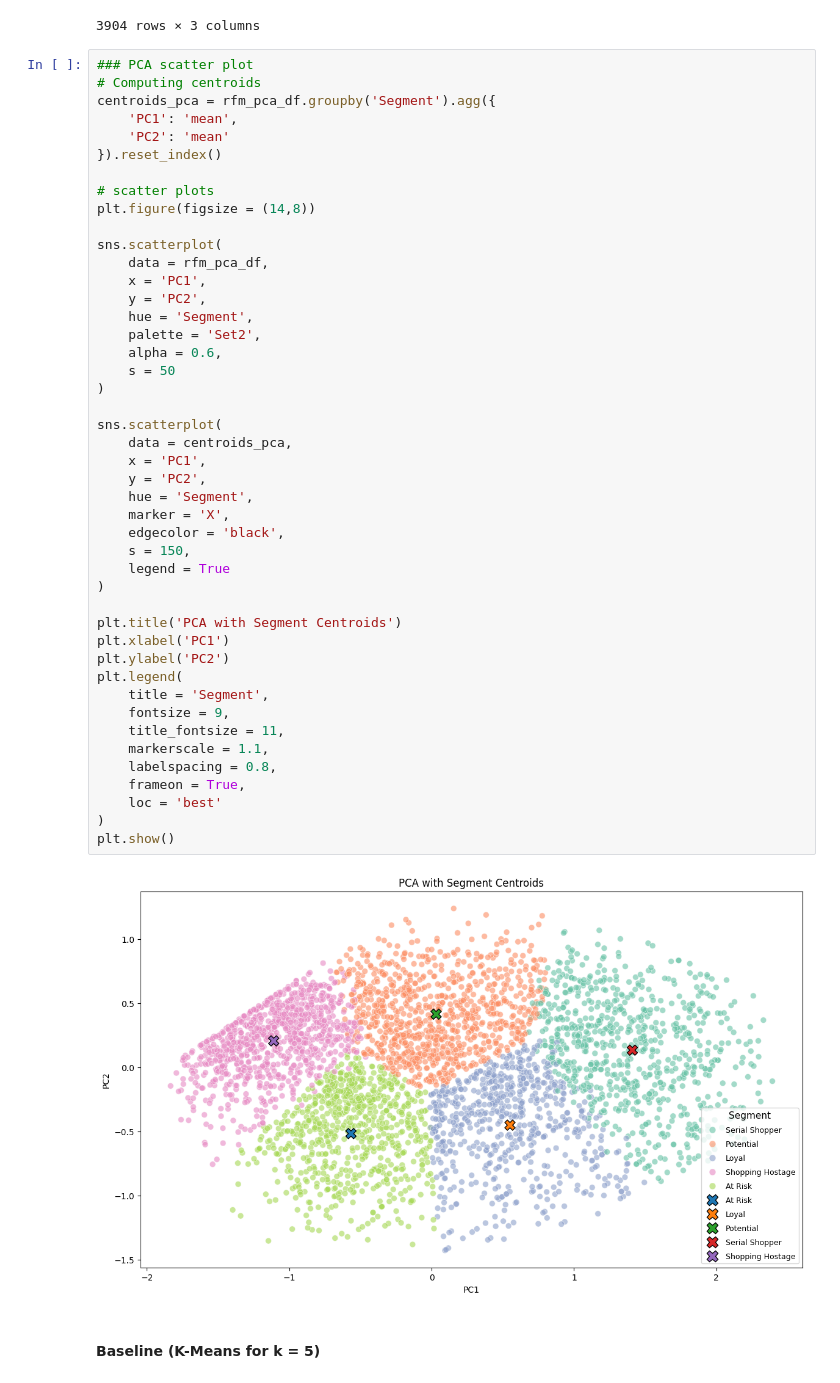
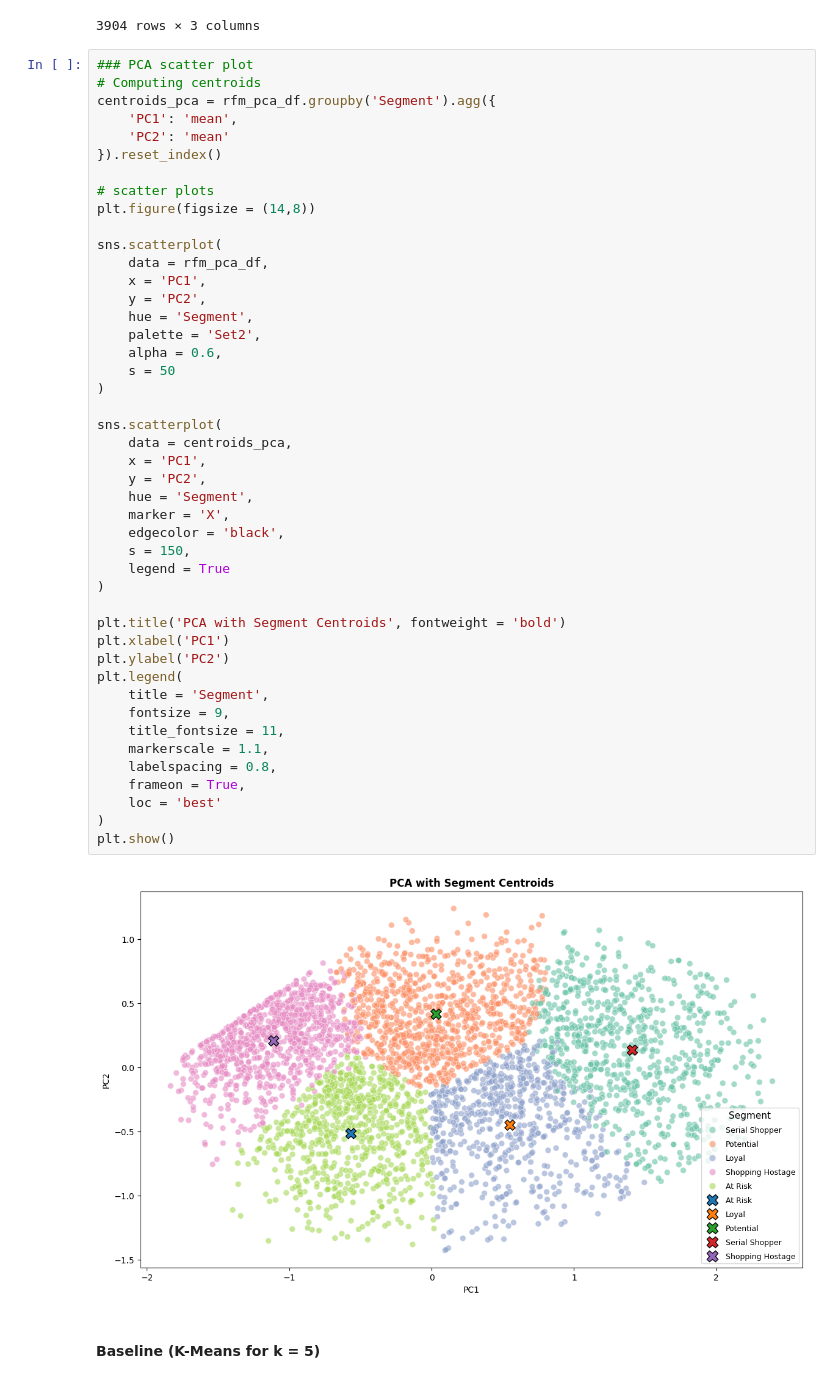
Before and after one commit to gorkemyencak/online-retail-clustering, a Jupyter notebook: main.ipynb, the cells around one changed output. Drawn from its saved outputs; the diff is of its cells as text.

```diff
--- a/main.ipynb
+++ b/main.ipynb
@@ -689,35 +689,35 @@ sns.scatterplot(
     hue = 'Segment',
     palette = 'Set2',
     alpha = 0.6,
     s = 50
 )
 
 sns.scatterplot(
     data = centroids_pca,
     x = 'PC1',
     y = 'PC2',
     hue = 'Segment',
     marker = 'X',
     edgecolor = 'black',
     s = 150,
     legend = True
 )
 
-plt.title('PCA with Segment Centroids')
+plt.title('PCA with Segment Centroids', fontweight = 'bold')
 plt.xlabel('PC1')
 plt.ylabel('PC2')
 plt.legend(
     title = 'Segment',
     fontsize = 9,
     title_fontsize = 11,
     markerscale = 1.1,
     labelspacing = 0.8,
     frameon = True,
     loc = 'best'
 )
 plt.show()
 # %% [output]
-[figure, old version]
+[figure, new version]
 # %% [markdown]
 #### Baseline (K-Means for k = 5)
 # %%
```
Also changed, not shown: parts of 8 cells of this notebook.
